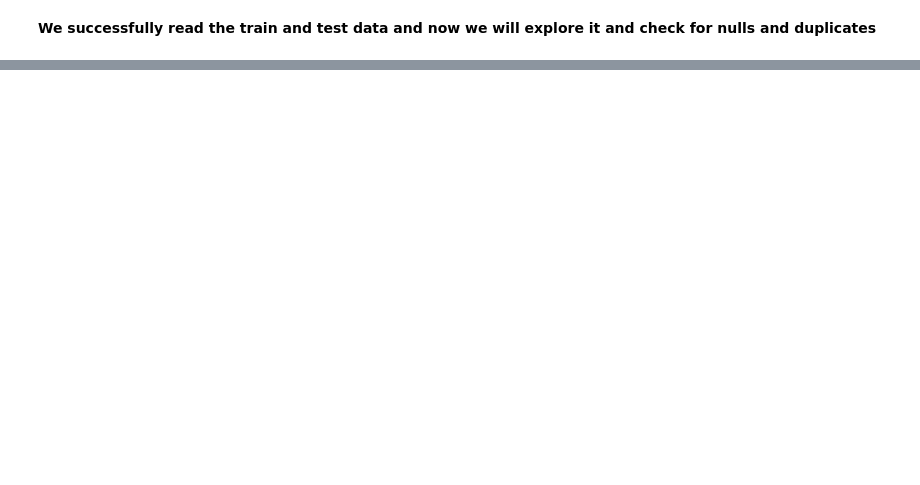
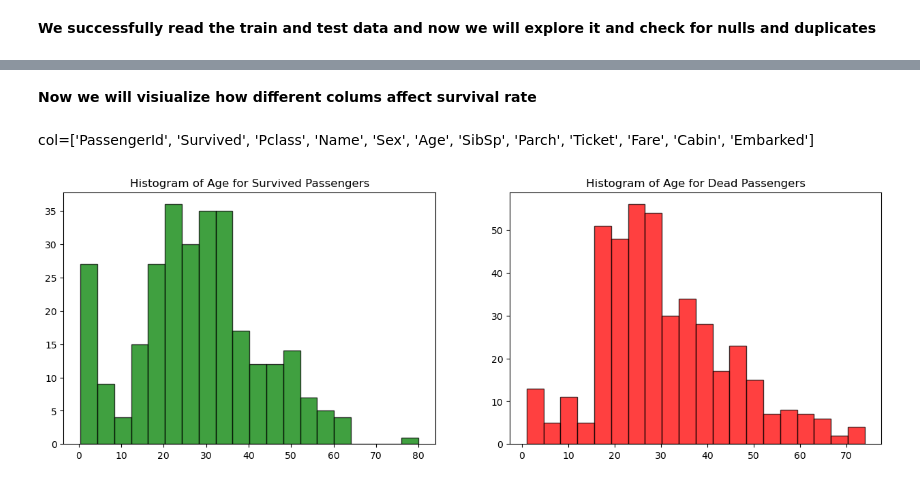
Before and after one commit to kasfro/Titanic-Machine-Learning-project, a Jupyter notebook: titanic-machine-learning.ipynb, the cells around one changed output, grey strips where cells are left out. Cells and saved outputs as stored; diff of their text form; code cells hidden in the pictures; blank space fills up the shorter version.

```diff
--- a/titanic-machine-learning.ipynb
+++ b/titanic-machine-learning.ipynb
@@ -68,0 +139,28 @@ None
+# %% [markdown]
+**Now we will visiualize how different colums affect survival rate**
+# %% [markdown]
+col=['PassengerId', 'Survived', 'Pclass', 'Name', 'Sex', 'Age', 'SibSp',
+       'Parch', 'Ticket', 'Fare', 'Cabin', 'Embarked']
+# %%
+fig, axes = plt.subplots(nrows=1, ncols=2)
+axes[0].hist(
+    train.loc[train['Survived'] == 1, 'Age'].dropna(),
+    bins=20,
+    color='green',
+    edgecolor='black',
+    alpha=0.75,
+)
+axes[1].hist(
+    train.loc[train['Survived'] == 0, 'Age'].dropna(),
+    bins=20,
+    color='red',
+    edgecolor='black',
+    alpha=0.75,
+)
+
+axes[1].set_title('Histogram of Age for Dead Passengers')
+axes[0].set_title('Histogram of Age for Survived Passengers')
+plt.subplots_adjust(right=2)
+plt.show()
+# %% [output]
+[figure, added]
```
Also changed, not shown: parts of 6 cells of this notebook.
